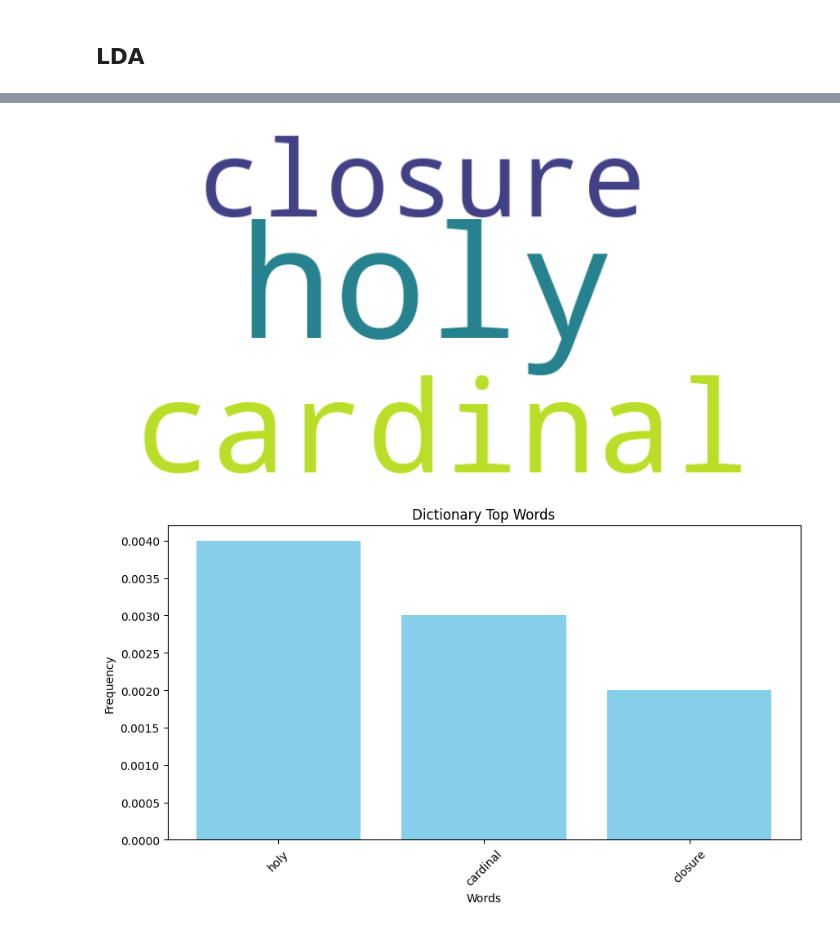
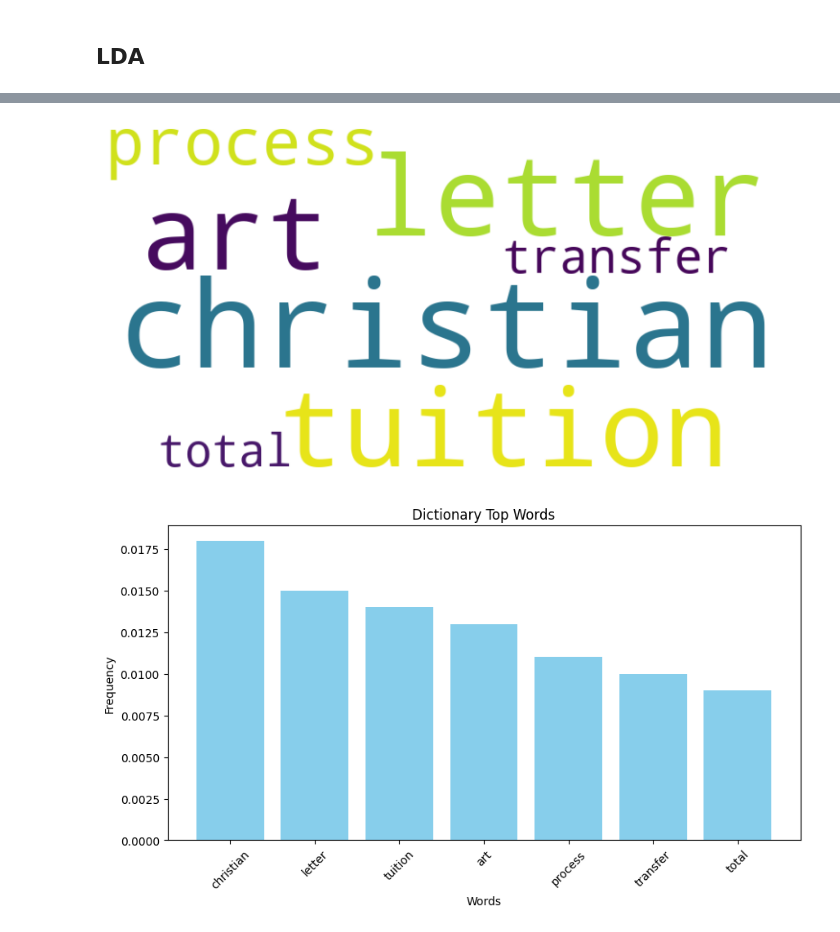
Before and after one commit to SepehrAkbari/enrollment-cliff, a Jupyter notebook: data/topicanalysis.ipynb, the cells around one changed output, grey strips where cells are left out. Drawn from its saved outputs; the diff is of its cells as text; code cells hidden in the pictures.

```diff
--- a/data/topicanalysis.ipynb
+++ b/data/topicanalysis.ipynb
@@ -307,28 +292,17 @@ def preprocess_text(text):
         return []
 
     text = re.sub(r'http\S+|www\S+|https\S+', '', text, flags=re.MULTILINE)
-
     text = re.sub(r'[^a-zA-Z\s]', '', text)
     text = re.sub(r'\s+', ' ', text).strip()
 
     tokens = word_tokenize(text.lower())
+    tokens = [lemmatizer.lemmatize(token) for token in tokens]
 
-    stop_words = set(stopwords.words('english'))
-    custom_stop_words = {'university', 'read', 'subscribe', 'click',
-                         'newsletter', 'email', 'reported', 'said',
-                         'says', 'report', 'according', 'college',
-                         'island', 'staten', 'state', 'evans', 'notre', 'dame', 'martin', 'uwoshkosh',
-                         'berg', 'louis', 'school', 'campus', 'college', 'university', 'robert', 'johnson'}
-    custom_stop_words.update(college_df.str.lower().tolist())
-    custom_stop_words.update(location_df['name'].str.lower().tolist())
-    custom_stop_words.update(time_df['name'].str.lower().tolist())
-    custom_stop_words.update(fillers_df['name'].str.lower().tolist())
-    stop_words.update(custom_stop_words)
     tokens = [token for token in tokens if token not in stop_words]
+    tokens = [token for token in tokens if len(token) > 2 and len(token) < 20]
+    tokens = [token for token in tokens if not token.isdigit()]
+    tokens = [token for token in tokens if token.isalpha()]
 
-    lemmatizer = WordNetLemmatizer()
-    tokens = [lemmatizer.lemmatize(token) for token in tokens]
-    # print("university" in tokens)
     return tokens
 
 dfc = df.copy()
@@ -461,33 +423,34 @@ Topic 8 (3.08%): commission, organization, department, there, respect
 # %%
 def visualize_dictionary(frequency_dict):
     """
     Visualize a dictionary using word clouds and bar charts.
 
     Parameter:
     - word_dict: Dictionary where keys are frequencies and values are words.
     """
 
     word_dict = {word.strip('"'): float(freq) for freq, word in frequency_dict.items()}
 
     wordcloud = WordCloud(width=800, height=400, background_color='white').generate_from_frequencies(word_dict)
     plt.figure(figsize=(10, 5))
     plt.imshow(wordcloud, interpolation='bilinear')
     plt.axis('off')
     plt.grid(False)
     plt.show()
 
     plt.figure(figsize=(10, 5))
     plt.bar(word_dict.keys(), word_dict.values(), color='skyblue')
     plt.title(f'Dictionary Top Words')
     plt.xlabel('Words')
     plt.ylabel('Frequency')
     plt.xticks(rotation=45)
     plt.show()
 
-visualize_dictionary(topics_df.iloc[3][1])
+i = 5
+visualize_dictionary(topics_df.iloc[i][1])
 # %% [output]
-[figure, old version]
+[figure, new version]
-[figure, old version]
+[figure, new version]
 # %%
 # coherence_model = CoherenceModel(model=lda_model, texts=df['tokens'], dictionary=dictionary, coherence='c_v')
 # coherence_score = coherence_model.get_coherence()
```
Also changed, not shown: parts of 15 cells of this notebook, 11 other files.
